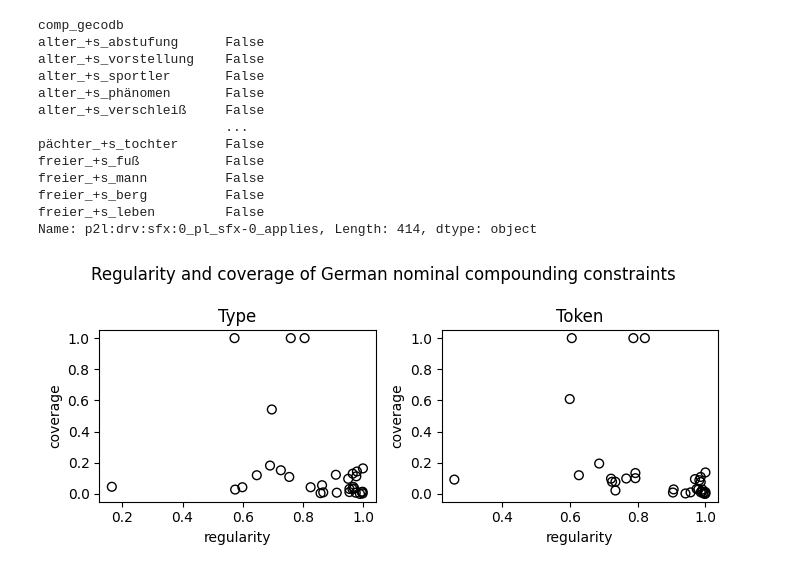
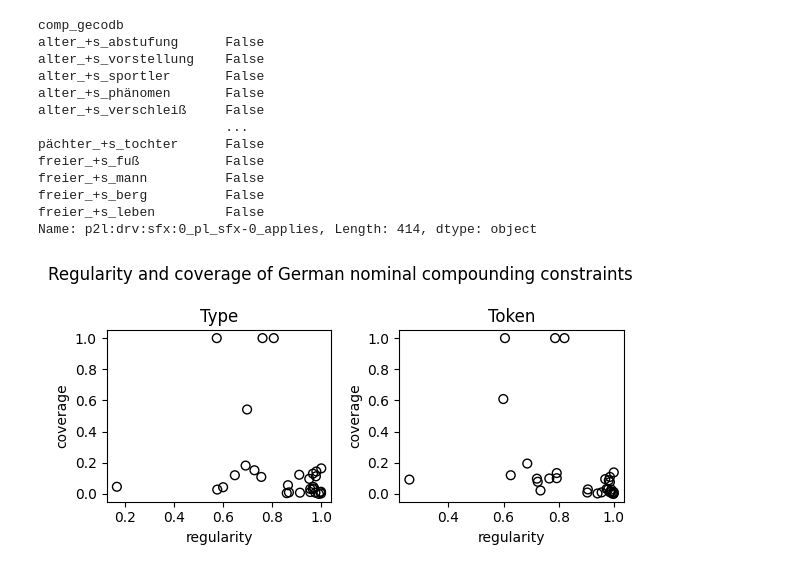
Before and after one commit to maxschmaltz/DieKonstraints, a Jupyter notebook: compounding/constraints/check_applicability/inspect.ipynb, the cells around one changed output. Cells and saved outputs as stored; diff of their text form; code cells hidden in the pictures.

```diff
--- a/compounding/constraints/check_applicability/inspect.ipynb
+++ b/compounding/constraints/check_applicability/inspect.ipynb
@@ -257,39 +281,42 @@ stat = pd.read_csv(
     index_col=0,
     header=0
 )
+# %%
+unreliable = ["p2l:drv:sfx:F_#in$-en", "l2p:s|smpx_mn"]
+stat = stat.drop(unreliable).dropna()
 # %%
-fig, axes = plt.subplots(1, 2, figsize=(7, 3))
+fig, axes = plt.subplots(1, 2, figsize=(6, 3))
 
 axes[0].scatter(
     stat["reg_type"],
     stat["cvg_type"],
     facecolors="none",   # hollow inside
     edgecolors="black",  # outline
     s=40                 # marker size
 )
 axes[0].set_xlabel("regularity")
 axes[0].set_ylabel("coverage")
 axes[0].set_title("Type")
 
 
 axes[1].scatter(
     stat["reg_token"],
     stat["cvg_token"],
     facecolors="none",   # hollow inside
     edgecolors="black",  # outline
     s=40                 # marker size
 )
 axes[1].set_xlabel("regularity")
 axes[1].set_ylabel("coverage")
 axes[1].set_title("Token")
 
 fig.suptitle(
     "Regularity and coverage of German "
     "nominal compounding constraints"
 )
 
 plt.tight_layout()
 plt.savefig("cov_reg.png")
 plt.show()
 # %% [output]
-[figure, old version]
+[figure, new version]
```
Also changed, not shown: parts of 9 cells of this notebook, 1 other file.
